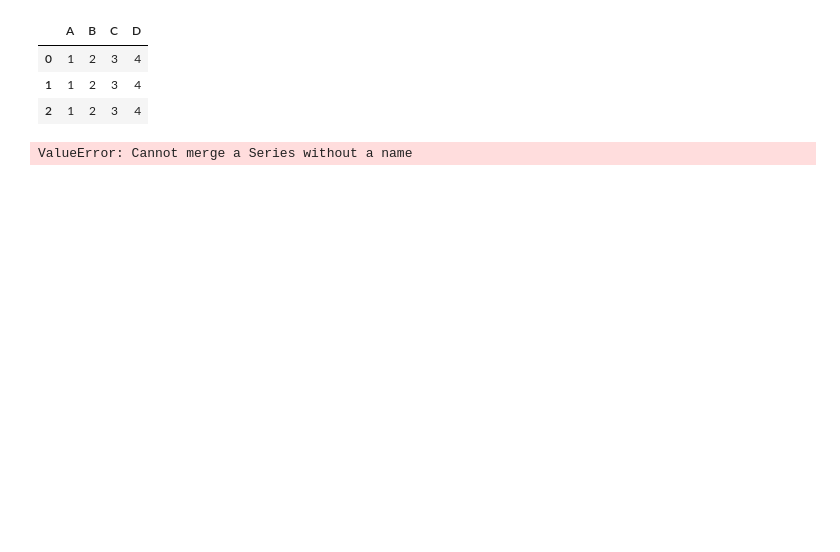
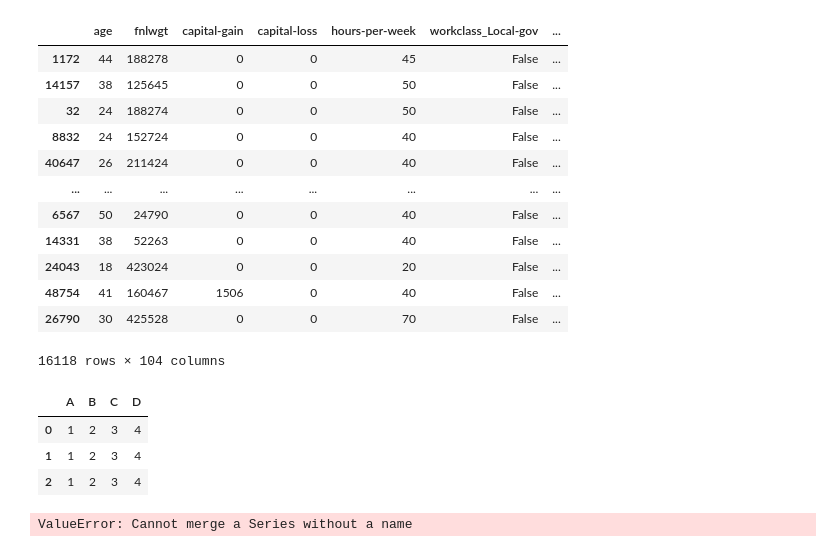
Before and after one commit to Zaka/mlflow_demo_project, a Jupyter notebook: notebook/eda.ipynb, the cells around one changed output. Saved outputs shown, nothing was run; the diff lists cells and outputs as text; code cells hidden in the pictures; blank space fills up the shorter version.

```diff
--- a/notebook/eda.ipynb
+++ b/notebook/eda.ipynb
@@ -140,4 +174,20 @@ Created version '3' of model 'tracking-quickstart'.
 🧪 View experiment at: http://127.0.0.1:8082/#/experiments/673422008185851218
+# %%
+X_test
+# %% [output]
+|  | age | fnlwgt | capital-gain | capital-loss | hours-per-week | workclass_Local-gov | ... |
+| 1172 | 44 | 188278 | 0 | 0 | 45 | False | ... |
+| 14157 | 38 | 125645 | 0 | 0 | 50 | False | ... |
+| 32 | 24 | 188274 | 0 | 0 | 50 | False | ... |
+| 8832 | 24 | 152724 | 0 | 0 | 40 | False | ... |
+| 40647 | 26 | 211424 | 0 | 0 | 40 | False | ... |
+| ... | ... | ... | ... | ... | ... | ... | ... |
+| 6567 | 50 | 24790 | 0 | 0 | 40 | False | ... |
+| 14331 | 38 | 52263 | 0 | 0 | 40 | False | ... |
+| 24043 | 18 | 423024 | 0 | 0 | 20 | False | ... |
+| 48754 | 41 | 160467 | 1506 | 0 | 40 | False | ... |
+| 26790 | 30 | 425528 | 0 | 0 | 70 | False | ... |
+16118 rows × 104 columns
 # %%
 import pandas as pd
 # %%
```
Also changed, not shown: parts of 3 cells of this notebook, 5 other files.
